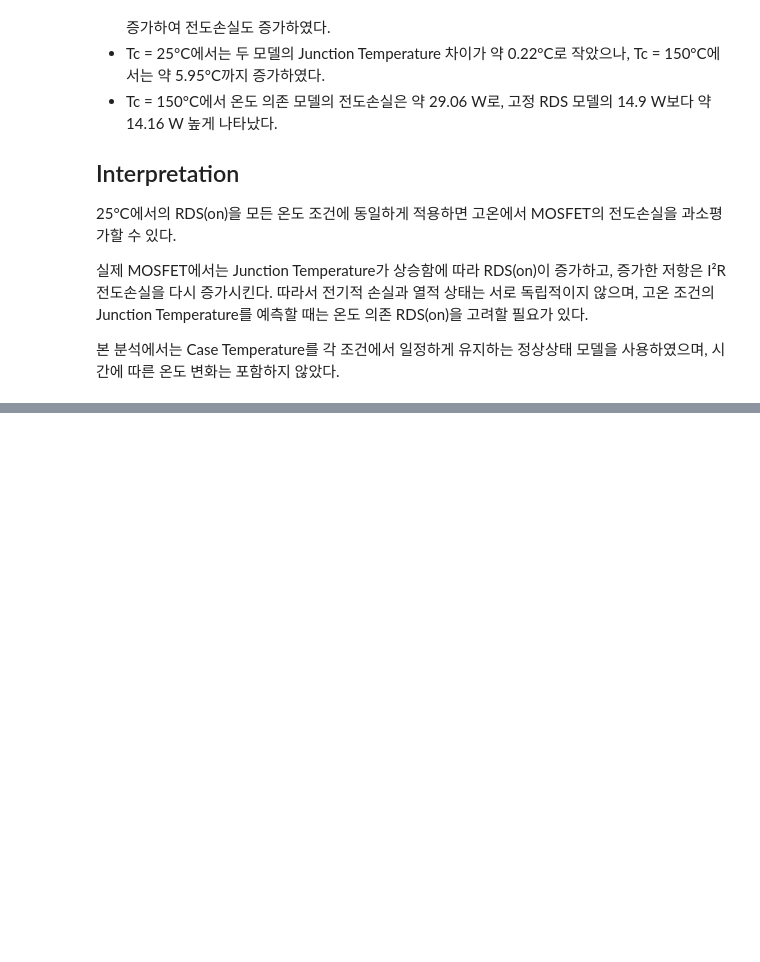
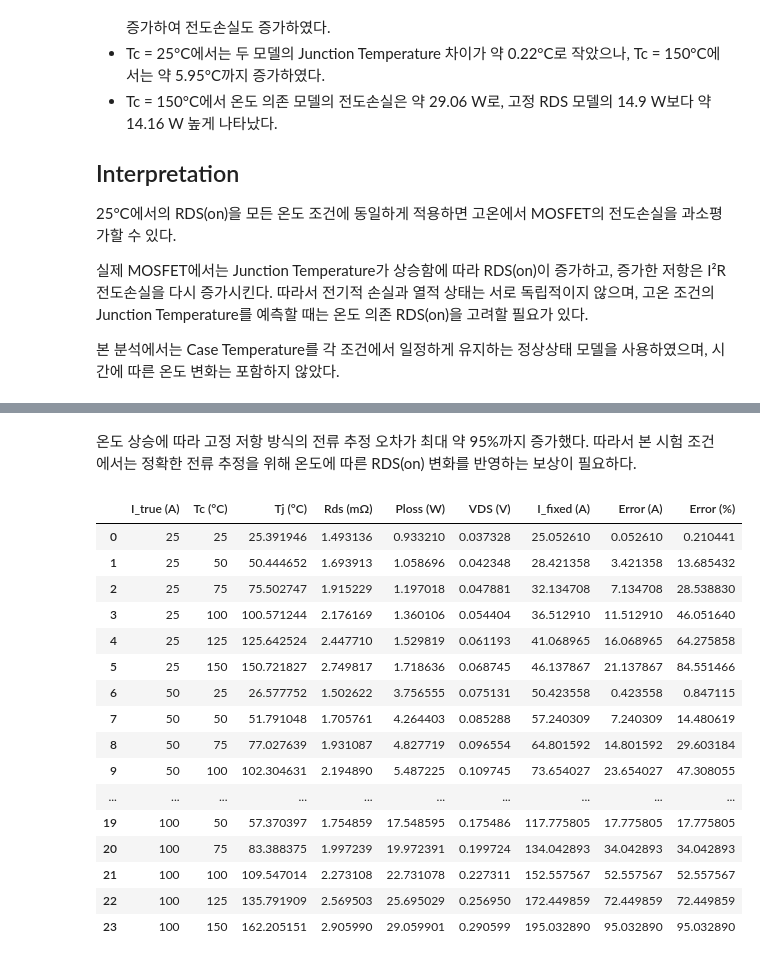
Before and after one commit to insu5177/temperature-compensated-mosfet-current-sensing, a Jupyter notebook: notebooks/02_steady_state_electro_thermal.ipynb, the cells around one changed output, grey strips where cells are left out. Drawn from its saved outputs; the diff is of its cells as text; code cells hidden in the pictures; blank space fills up the shorter version.

```diff
--- a/notebooks/02_steady_state_electro_thermal.ipynb
+++ b/notebooks/02_steady_state_electro_thermal.ipynb
@@ -343,0 +420,72 @@ plt.show()
+# %% [markdown]
+온도 상승에 따라 고정 저항 방식의 전류 추정 오차가 최대 약 95%까지 증가했다. 따라서 본 시험 조건에서는 정확한 전류 추정을 위해 온도에 따른 RDS(on) 변화를 반영하는 보상이 필요하다.
+# %%
+current_list = [25, 50, 75, 100]
+results = []
+for I_true in current_list:
+    for Tc in Tc_l:
+        Tj = Tc
+
+        for r in range(max_iter):
+            Rds_mohm = np.interp(
+                Tj,
+                df_t["Tj (°C)"],
+                df_t["RDS(on) (mΩ)"]
+            )
+
+            Rds = Rds_mohm / 1000
+            P_loss = I_true**2 * Rds
+            Tj_new = Tc + P_loss * Rth_JC
+
+            if abs(Tj_new - Tj) < tolerance:
+                Tj = Tj_new
+                break
+
+            Tj = Tj_new
+        Rds_mohm = np.interp(
+            Tj,
+            df_t["Tj (°C)"],
+            df_t["RDS(on) (mΩ)"]
+        )
+
+        Rds = Rds_mohm / 1000
+        P_loss = I_true**2 * Rds
+        VDS = I_true * Rds
+        Rds_fixed = 1.49 / 1000
+
+        I_fixed = VDS / Rds_fixed
+
+        error_A = I_fixed - I_true
+        error_percent = error_A / I_true * 100
+        results.append({
+            "I_true (A)": I_true,
+            "Tc (°C)": Tc,
+            "Tj (°C)": Tj,
+            "Rds (mΩ)": Rds_mohm,
+            "Ploss (W)": P_loss,
+            "VDS (V)": VDS,
+            "I_fixed (A)": I_fixed,
+            "Error (A)": error_A,
+            "Error (%)": error_percent
+        })
+df_multi = pd.DataFrame(results)
+
+df_multi
+# %% [output]
+|  | I_true (A) | Tc (°C) | Tj (°C) | Rds (mΩ) | Ploss (W) | VDS (V) | I_fixed (A) | Error (A) | Error (%) |
+| 0 | 25 | 25 | 25.391946 | 1.493136 | 0.933210 | 0.037328 | 25.052610 | 0.052610 | 0.210441 |
+| 1 | 25 | 50 | 50.444652 | 1.693913 | 1.058696 | 0.042348 | 28.421358 | 3.421358 | 13.685432 |
+| 2 | 25 | 75 | 75.502747 | 1.915229 | 1.197018 | 0.047881 | 32.134708 | 7.134708 | 28.538830 |
+| 3 | 25 | 100 | 100.571244 | 2.176169 | 1.360106 | 0.054404 | 36.512910 | 11.512910 | 46.051640 |
+| 4 | 25 | 125 | 125.642524 | 2.447710 | 1.529819 | 0.061193 | 41.068965 | 16.068965 | 64.275858 |
+| 5 | 25 | 150 | 150.721827 | 2.749817 | 1.718636 | 0.068745 | 46.137867 | 21.137867 | 84.551466 |
+| 6 | 50 | 25 | 26.577752 | 1.502622 | 3.756555 | 0.075131 | 50.423558 | 0.423558 | 0.847115 |
+| 7 | 50 | 50 | 51.791048 | 1.705761 | 4.264403 | 0.085288 | 57.240309 | 7.240309 | 14.480619 |
+| 8 | 50 | 75 | 77.027639 | 1.931087 | 4.827719 | 0.096554 | 64.801592 | 14.801592 | 29.603184 |
+| 9 | 50 | 100 | 102.304631 | 2.194890 | 5.487225 | 0.109745 | 73.654027 | 23.654027 | 47.308055 |
+| ... | ... | ... | ... | ... | ... | ... | ... | ... | ... |
+| 19 | 100 | 50 | 57.370397 | 1.754859 | 17.548595 | 0.175486 | 117.775805 | 17.775805 | 17.775805 |
+| 20 | 100 | 75 | 83.388375 | 1.997239 | 19.972391 | 0.199724 | 134.042893 | 34.042893 | 34.042893 |
+| 21 | 100 | 100 | 109.547014 | 2.273108 | 22.731078 | 0.227311 | 152.557567 | 52.557567 | 52.557567 |
+| 22 | 100 | 125 | 135.791909 | 2.569503 | 25.695029 | 0.256950 | 172.449859 | 72.449859 | 72.449859 |
+| 23 | 100 | 150 | 162.205151 | 2.905990 | 29.059901 | 0.290599 | 195.032890 | 95.032890 | 95.032890 |
```
Also changed, not shown: parts of 9 cells of this notebook.
